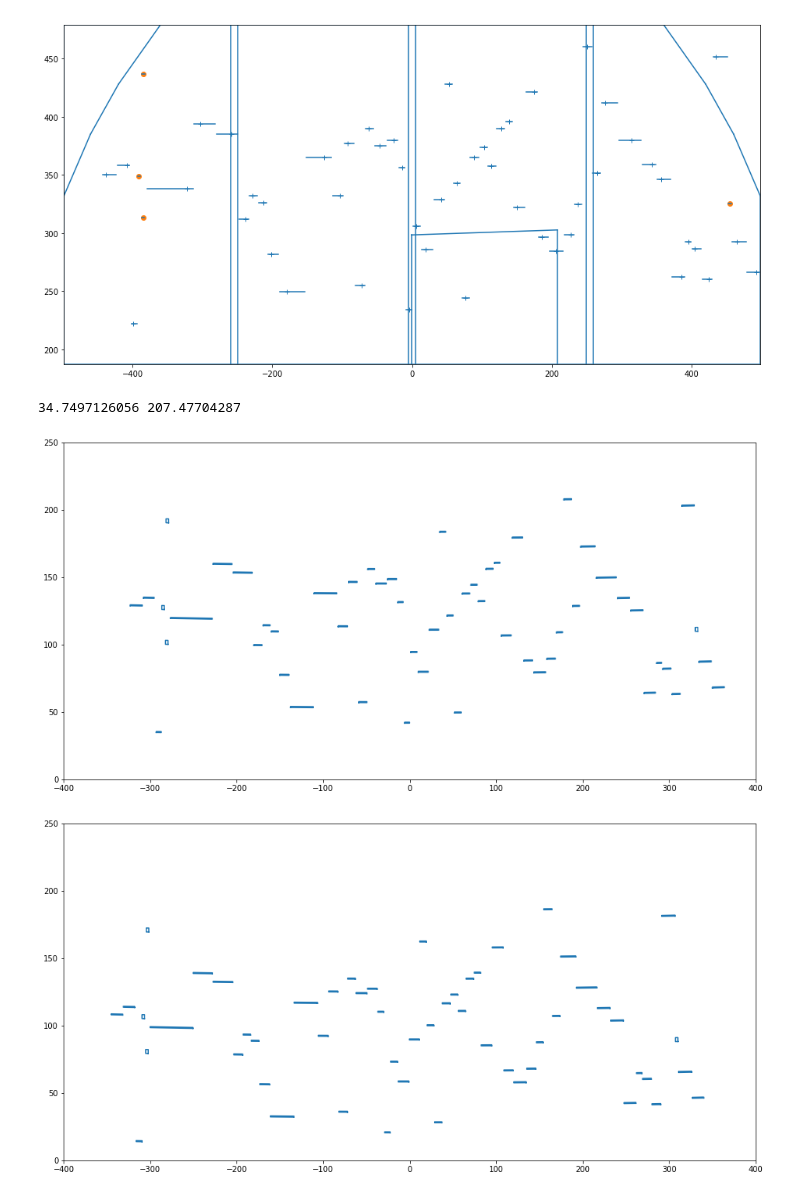
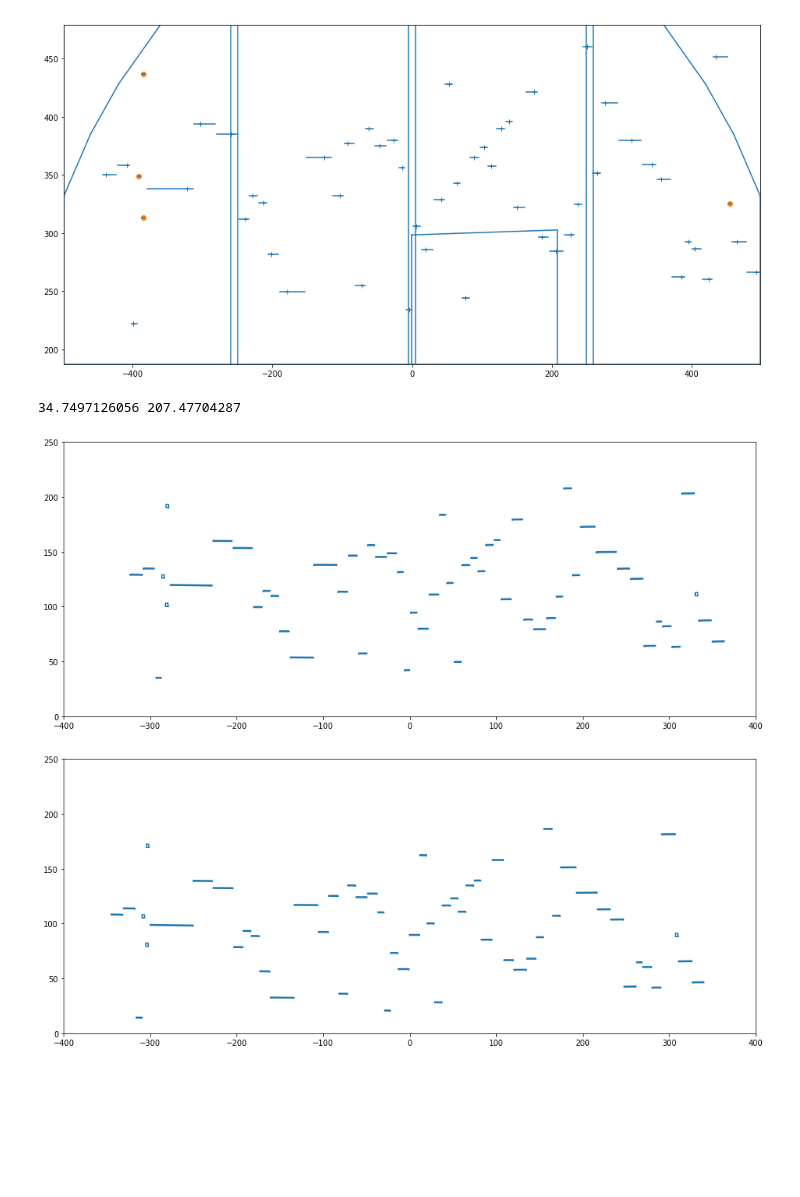
Before and after one commit to KeckObservatory/SlitmaskDesignTool, a Jupyter notebook: PythonConversionByLR/dsimulator.ipynb, the cells around one changed output. Drawn from its saved outputs; the diff is of its cells as text; code cells hidden in the pictures; blank space fills up the shorter version.

```diff
--- a/PythonConversionByLR/dsimulator.ipynb
+++ b/PythonConversionByLR/dsimulator.ipynb
@@ -748,28 +748,28 @@ SlitData=mask_coords(SlitData)
 # %%
 # plot
 factor=1
 
-fig1,ax2 = plt.subplots(1,figsize=(16,8))
+fig1,ax2 = plt.subplots(1,figsize=(16,6.5))
 minx = min([x['XMM1'] for x in SlitData])
 maxx = max([x['XMM1'] for x in SlitData])
 miny = min([x['YMM1']*factor for x in SlitData])
 maxy = max([x['YMM1']*factor for x in SlitData])
 print(miny,maxy)
 ax2.set_xlim(-400,400)
 ax2.set_ylim(0,250)
 #ax2.set_ylim(miny,maxy+50)
 for slit in SlitData:
     x = [slit['XMM1'],slit['XMM2'],slit['XMM3'],slit['XMM4'],slit['XMM1']]
     y = [slit['YMM1'],slit['YMM2'],slit['YMM3'],slit['YMM4'],slit['YMM1']]
     l = mlines.Line2D(x,y)
     ax2.add_line(l)
 # %% [output]
 34.7497126056 207.47704287
-[figure, old version]
+[figure, new version]
 # %%
 # plot example
 slits = ascii.read('example/bluslits')
-fig,ax = plt.subplots(1,figsize=(16,8))
+fig,ax = plt.subplots(1,figsize=(16,6.5))
 ax.set_xlim([-400, 400])
 ax.set_ylim([0, 250])
 for slit in slits:
@@ -778,7 +778,7 @@ for slit in slits:
     l = mlines.Line2D(x,y)
     ax.add_line(l)
 # %% [output]
-[figure, old version]
+[figure, new version]
 # %%
 SlitData
 # %% [output]
```
